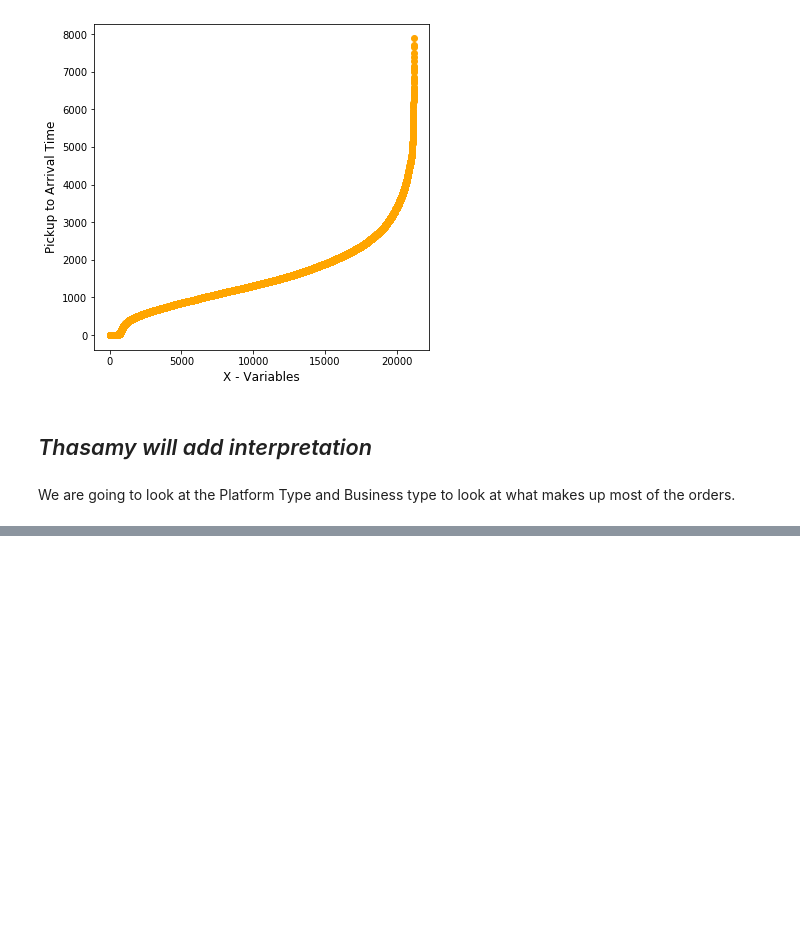
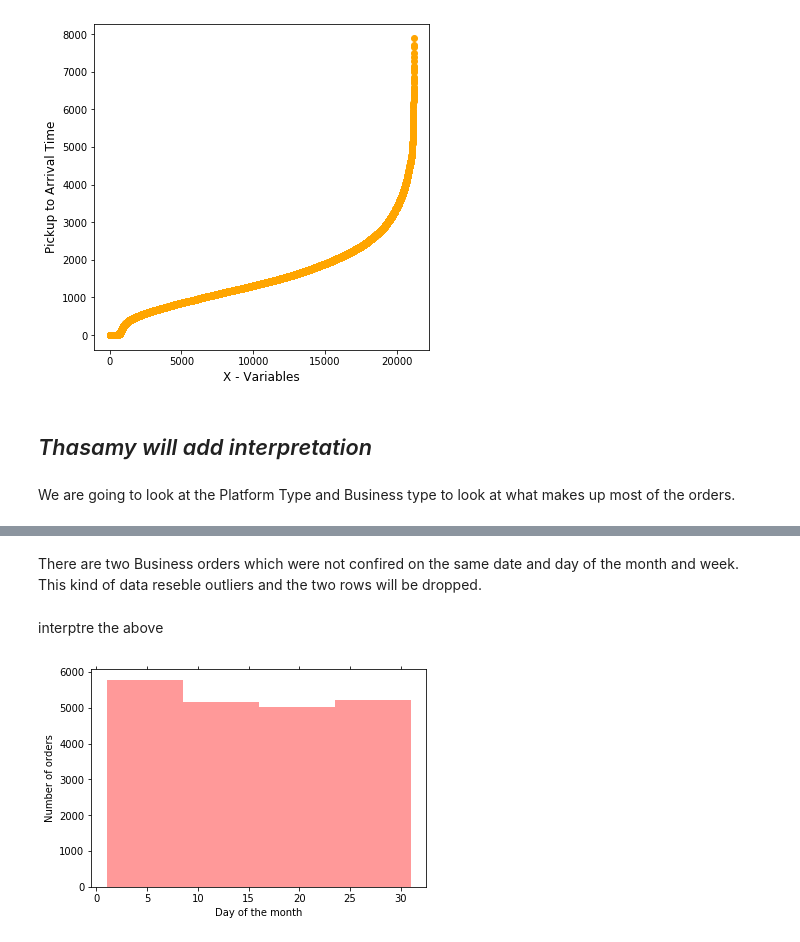
Before and after one commit to Team24-Regression/Regression_Predict_Package, a Jupyter notebook: notebook_team_24.ipynb, the cells around one changed output, grey strips where cells are left out. Cells and saved outputs as stored; diff of their text form; code cells hidden in the pictures; blank space fills up the shorter version.

```diff
--- a/notebook_team_24.ipynb
+++ b/notebook_team_24.ipynb
@@ -428,0 +488,12 @@ Platform_type = sns.factorplot(y="No_Of_Orders", x ="Platform_Type",
+# %% [markdown]
+There are two Business orders which were not confired on the same date and day of the month and week. This kind of data reseble outliers and the two rows will be dropped.
+# %% [markdown]
+interptre the above
+# %%
+sns.distplot(Train_df['Placement_Day_of_Month'],bins=4,kde=False, color='red')
+plt.xlabel('Day of the month')
+plt.ylabel('Number of orders')
+plt.rcParams["patch.force_edgecolor"] = True
+plt.show()
+# %% [output]
+[figure, added]
```
Also changed, not shown: parts of 38 cells of this notebook.
